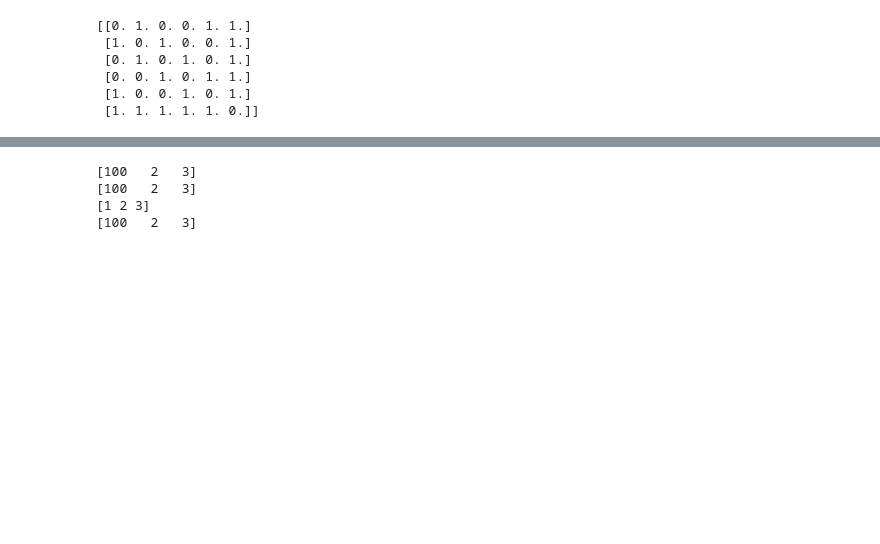
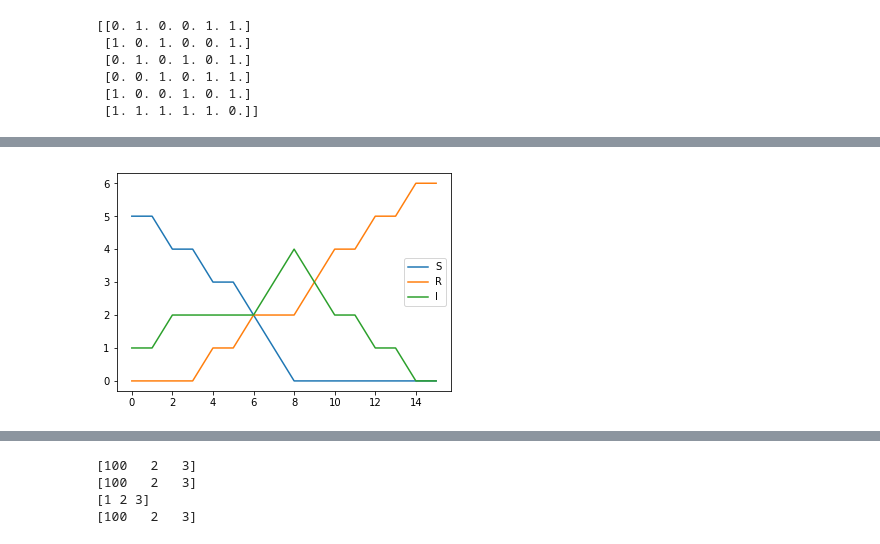
Before and after one commit to MasakiChujo/NetworkScience, a Jupyter notebook: networkx4_SIR.ipynb, the cells around one changed output, grey strips where cells are left out. Drawn from its saved outputs; the diff is of its cells as text; code cells hidden in the pictures; blank space fills up the shorter version.

```diff
--- a/networkx4_SIR.ipynb
+++ b/networkx4_SIR.ipynb
@@ -246,0 +157,11 @@ plt.legend()
+# %%
+# parameter
+beta=0.3
+gamma=0.25
+
+# influencer set node_id:1~6
+influ=np.array([1])
+
+SIR(n,A,influ,beta,gamma)
+# %% [output]
+[figure, added]
```
Also changed, not shown: parts of 11 cells of this notebook.
